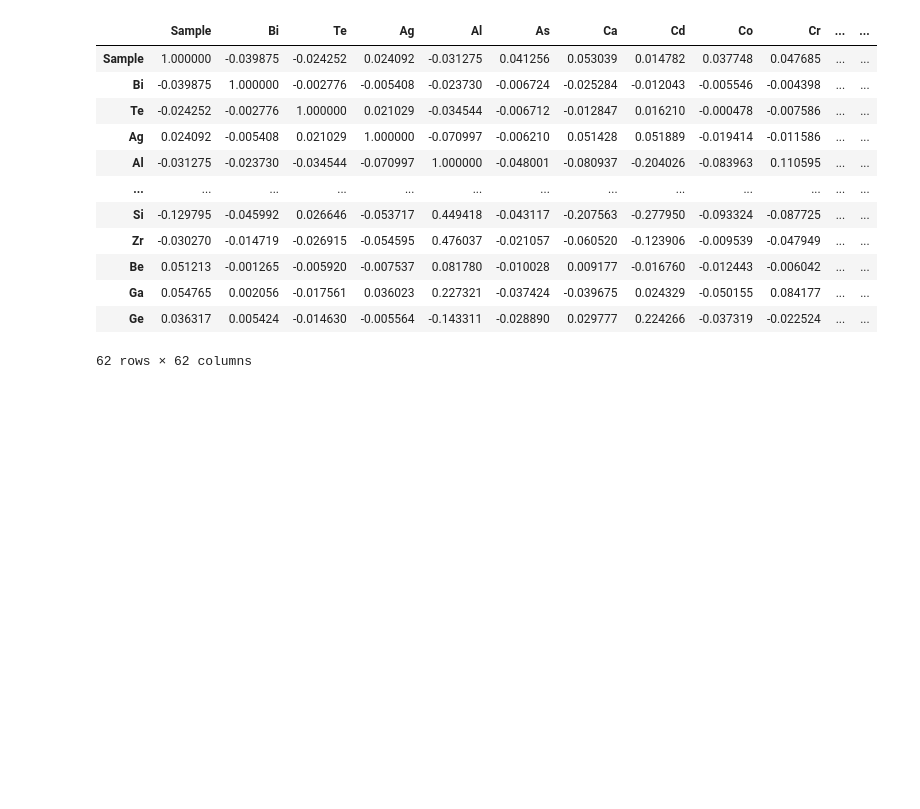
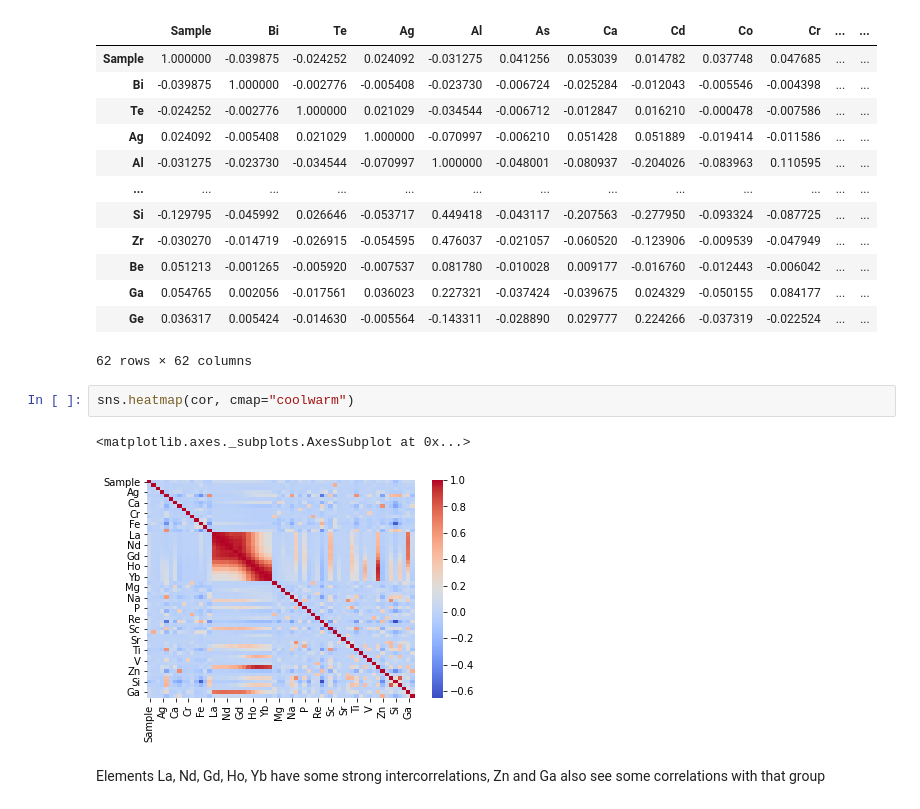
Before and after one commit to franticOreo/CriticalMinerals, a Jupyter notebook: asher/Oznaca EDA.ipynb, the cells around one changed output. Cells and saved outputs as stored; diff of their text form; blank space fills up the shorter version.

```diff
--- a/asher/Oznaca EDA.ipynb
+++ b/asher/Oznaca EDA.ipynb
@@ -101,3 +103,10 @@ cor
 | Ga | 0.054765 | 0.002056 | -0.017561 | 0.036023 | 0.227321 | -0.037424 | -0.039675 | 0.024329 | -0.050155 | 0.084177 | ... | ... |
 | Ge | 0.036317 | 0.005424 | -0.014630 | -0.005564 | -0.143311 | -0.028890 | 0.029777 | 0.224266 | -0.037319 | -0.022524 | ... | ... |
 62 rows × 62 columns
+# %%
+sns.heatmap(cor, cmap="coolwarm")
+# %% [output]
+<matplotlib.axes._subplots.AxesSubplot at 0x...>
+[figure, added]
+# %% [markdown]
+Elements La, Nd, Gd, Ho, Yb have some strong intercorrelations, Zn and Ga also see some correlations with that group
```
Also changed, not shown: parts of 11 cells of this notebook.
